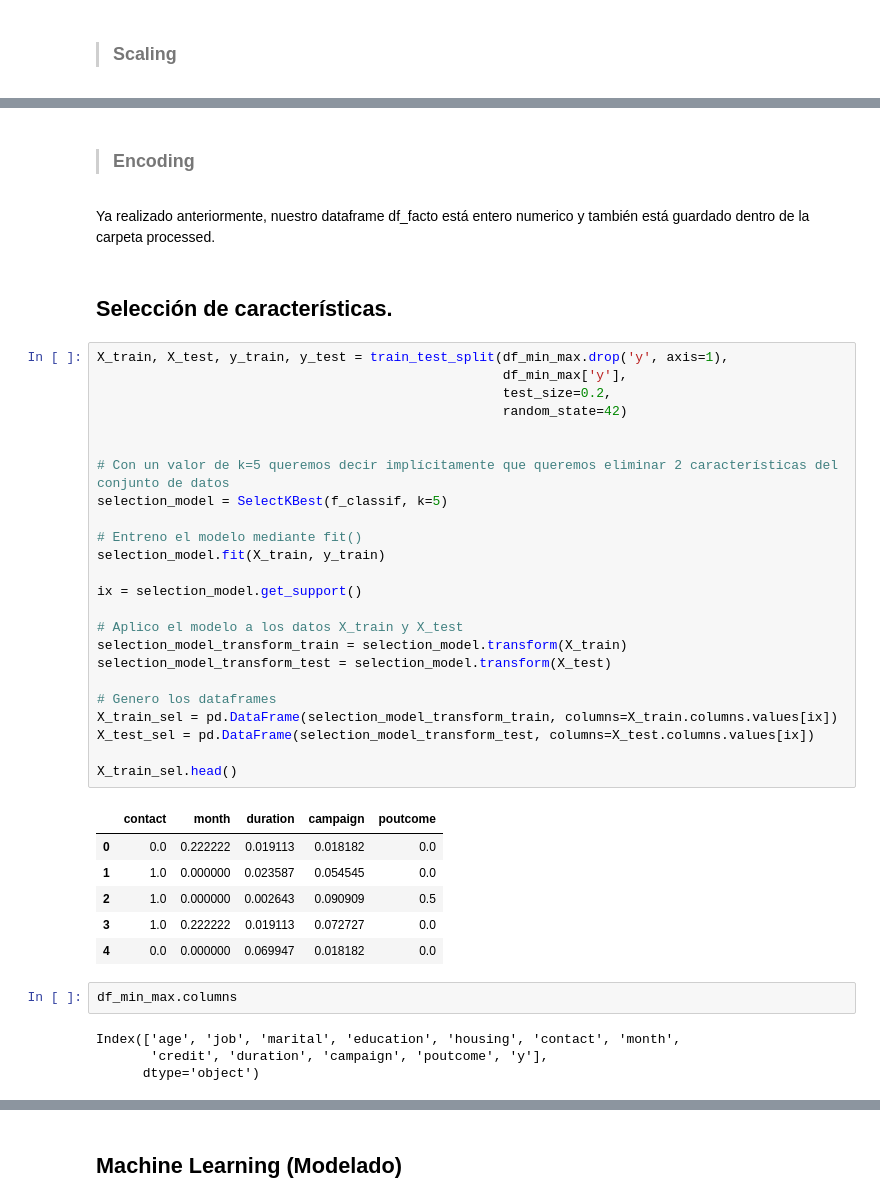
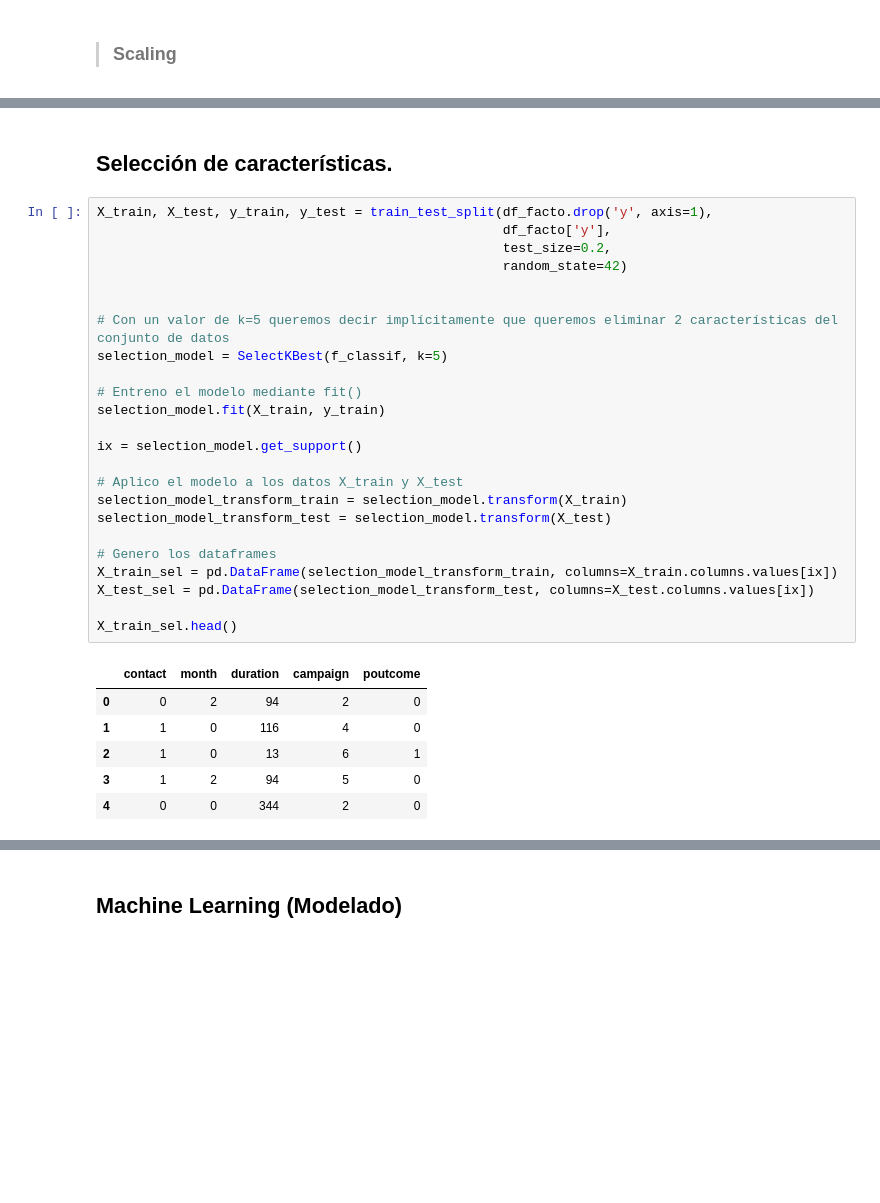
Before and after one commit to 4GeeksAcademy/sarayruiz---Machine-Learning, a Jupyter notebook: src/01-logistic-regression.ipynb, the cells around one changed output, grey strips where cells are left out. Saved outputs shown, nothing was run; the diff lists cells and outputs as text; blank space fills up the shorter version.

```diff
--- a/src/01-logistic-regression.ipynb
+++ b/src/01-logistic-regression.ipynb
@@ -489,44 +489,34 @@ df_min_max
-# %% [markdown]
->### Encoding
-# %% [markdown]
-Ya realizado anteriormente, nuestro dataframe df_facto está entero numerico y también está guardado dentro de la carpeta processed.
 # %% [markdown]
 ## Selección de características.
 # %%
-X_train, X_test, y_train, y_test = train_test_split(df_min_max.drop('y', axis=1),
-                                                    df_min_max['y'],
+X_train, X_test, y_train, y_test = train_test_split(df_facto.drop('y', axis=1),
+                                                    df_facto['y'],
                                                     test_size=0.2,
                                                     random_state=42)
 
 
 # Con un valor de k=5 queremos decir implícitamente que queremos eliminar 2 características del conjunto de datos
 selection_model = SelectKBest(f_classif, k=5)
 
 # Entreno el modelo mediante fit()
 selection_model.fit(X_train, y_train)
 
 ix = selection_model.get_support()
 
 # Aplico el modelo a los datos X_train y X_test
 selection_model_transform_train = selection_model.transform(X_train)
 selection_model_transform_test = selection_model.transform(X_test)
 
 # Genero los dataframes
 X_train_sel = pd.DataFrame(selection_model_transform_train, columns=X_train.columns.values[ix])
 X_test_sel = pd.DataFrame(selection_model_transform_test, columns=X_test.columns.values[ix])
 
 X_train_sel.head()
 # %% [output]
 |  | contact | month | duration | campaign | poutcome |
-| 0 | 0.0 | 0.222222 | 0.019113 | 0.018182 | 0.0 |
-| 1 | 1.0 | 0.000000 | 0.023587 | 0.054545 | 0.0 |
-| 2 | 1.0 | 0.000000 | 0.002643 | 0.090909 | 0.5 |
-| 3 | 1.0 | 0.222222 | 0.019113 | 0.072727 | 0.0 |
-| 4 | 0.0 | 0.000000 | 0.069947 | 0.018182 | 0.0 |
+| 0 | 0 | 2 | 94 | 2 | 0 |
+| 1 | 1 | 0 | 116 | 4 | 0 |
+| 2 | 1 | 0 | 13 | 6 | 1 |
+| 3 | 1 | 2 | 94 | 5 | 0 |
+| 4 | 0 | 0 | 344 | 2 | 0 |
-# %%
-df_min_max.columns
-# %% [output]
-Index(['age', 'job', 'marital', 'education', 'housing', 'contact', 'month',
-       'credit', 'duration', 'campaign', 'poutcome', 'y'],
-      dtype='object')
 # %%
```
Also changed, not shown: parts of 17 cells of this notebook.
